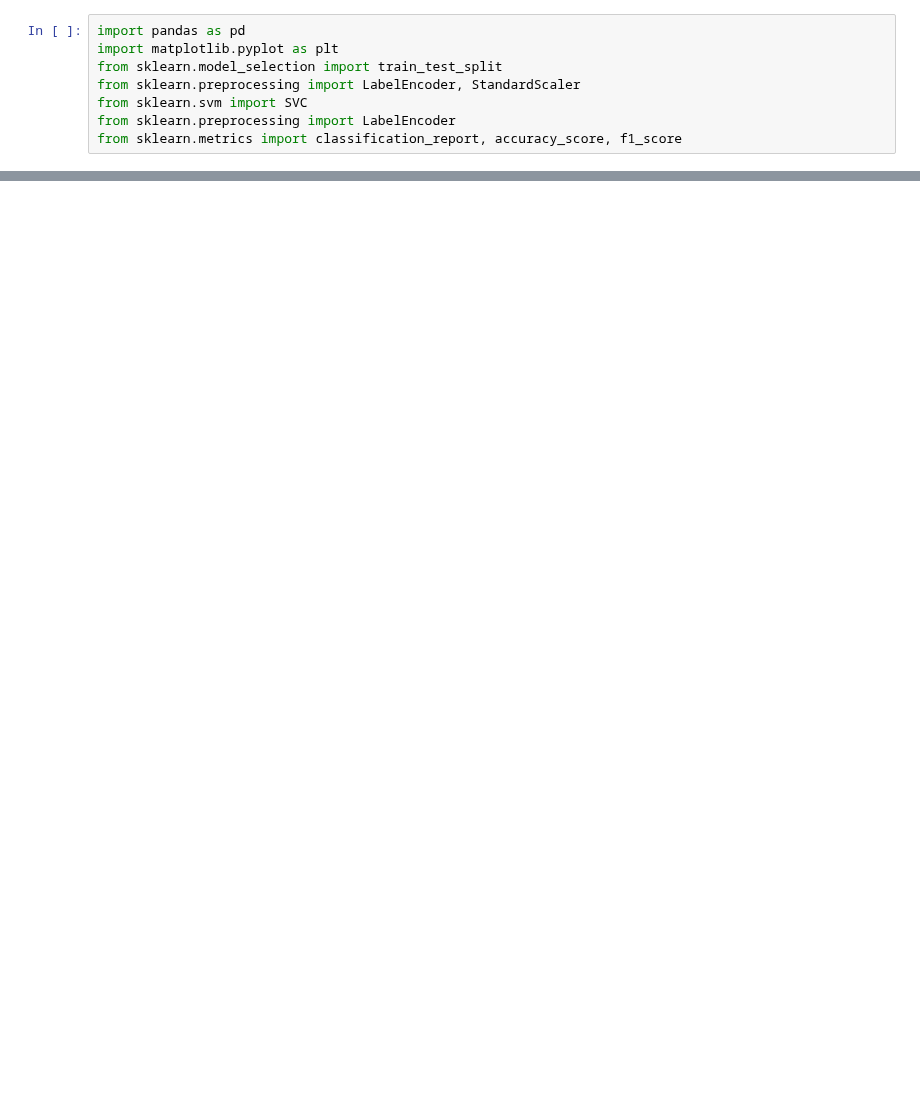
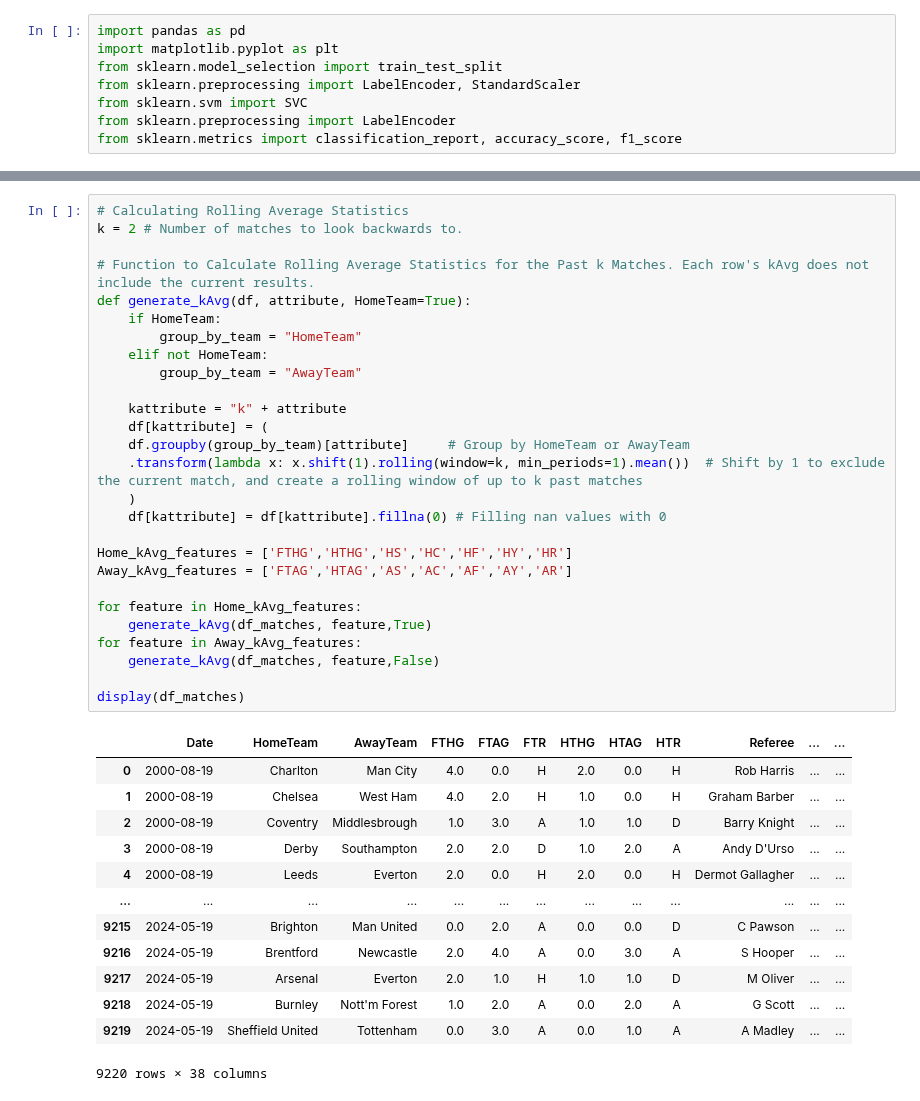
Before and after one commit to chenhsu16/SVM_Collab, a Jupyter notebook: Salvina/SVM_2_SZ copy.ipynb, the cells around one changed output, grey strips where cells are left out. Drawn from its saved outputs; the diff is of its cells as text; blank space fills up the shorter version.

```diff
--- a/Salvina/SVM_2_SZ copy.ipynb
+++ b/Salvina/SVM_2_SZ copy.ipynb
@@ -21 +105,42 @@ data.head()
+# %%
+# Calculating Rolling Average Statistics
+k = 2 # Number of matches to look backwards to.
+
+# Function to Calculate Rolling Average Statistics for the Past k Matches. Each row's kAvg does not include the current results.
+def generate_kAvg(df, attribute, HomeTeam=True):
+    if HomeTeam:
+        group_by_team = "HomeTeam"
+    elif not HomeTeam:
+        group_by_team = "AwayTeam"
+
+    kattribute = "k" + attribute
+    df[kattribute] = (
+    df.groupby(group_by_team)[attribute]     # Group by HomeTeam or AwayTeam
+    .transform(lambda x: x.shift(1).rolling(window=k, min_periods=1).mean())  # Shift by 1 to exclude the current match, and create a rolling window of up to k past matches
+    )
+    df[kattribute] = df[kattribute].fillna(0) # Filling nan values with 0
+
+Home_kAvg_features = ['FTHG','HTHG','HS','HC','HF','HY','HR']
+Away_kAvg_features = ['FTAG','HTAG','AS','AC','AF','AY','AR']
+
+for feature in Home_kAvg_features:
+    generate_kAvg(df_matches, feature,True)
+for feature in Away_kAvg_features:
+    generate_kAvg(df_matches, feature,False)
+
+display(df_matches)
+# %% [output]
+|  | Date | HomeTeam | AwayTeam | FTHG | FTAG | FTR | HTHG | HTAG | HTR | Referee | ... | ... |
+| 0 | 2000-08-19 | Charlton | Man City | 4.0 | 0.0 | H | 2.0 | 0.0 | H | Rob Harris | ... | ... |
+| 1 | 2000-08-19 | Chelsea | West Ham | 4.0 | 2.0 | H | 1.0 | 0.0 | H | Graham Barber | ... | ... |
+| 2 | 2000-08-19 | Coventry | Middlesbrough | 1.0 | 3.0 | A | 1.0 | 1.0 | D | Barry Knight | ... | ... |
+| 3 | 2000-08-19 | Derby | Southampton | 2.0 | 2.0 | D | 1.0 | 2.0 | A | Andy D'Urso | ... | ... |
+| 4 | 2000-08-19 | Leeds | Everton | 2.0 | 0.0 | H | 2.0 | 0.0 | H | Dermot Gallagher | ... | ... |
+| ... | ... | ... | ... | ... | ... | ... | ... | ... | ... | ... | ... | ... |
+| 9215 | 2024-05-19 | Brighton | Man United | 0.0 | 2.0 | A | 0.0 | 0.0 | D | C Pawson | ... | ... |
+| 9216 | 2024-05-19 | Brentford | Newcastle | 2.0 | 4.0 | A | 0.0 | 3.0 | A | S Hooper | ... | ... |
+| 9217 | 2024-05-19 | Arsenal | Everton | 2.0 | 1.0 | H | 1.0 | 1.0 | D | M Oliver | ... | ... |
+| 9218 | 2024-05-19 | Burnley | Nott'm Forest | 1.0 | 2.0 | A | 0.0 | 2.0 | A | G Scott | ... | ... |
+| 9219 | 2024-05-19 | Sheffield United | Tottenham | 0.0 | 3.0 | A | 0.0 | 1.0 | A | A Madley | ... | ... |
+9220 rows × 38 columns
 # %%
```
Also changed, not shown: parts of 9 cells of this notebook.
